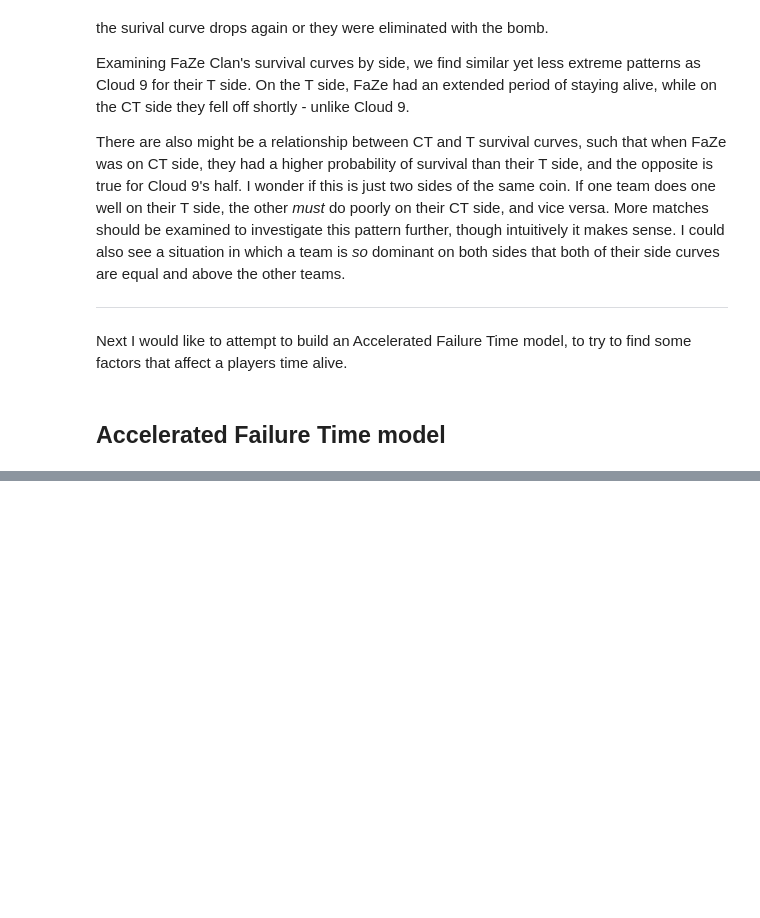
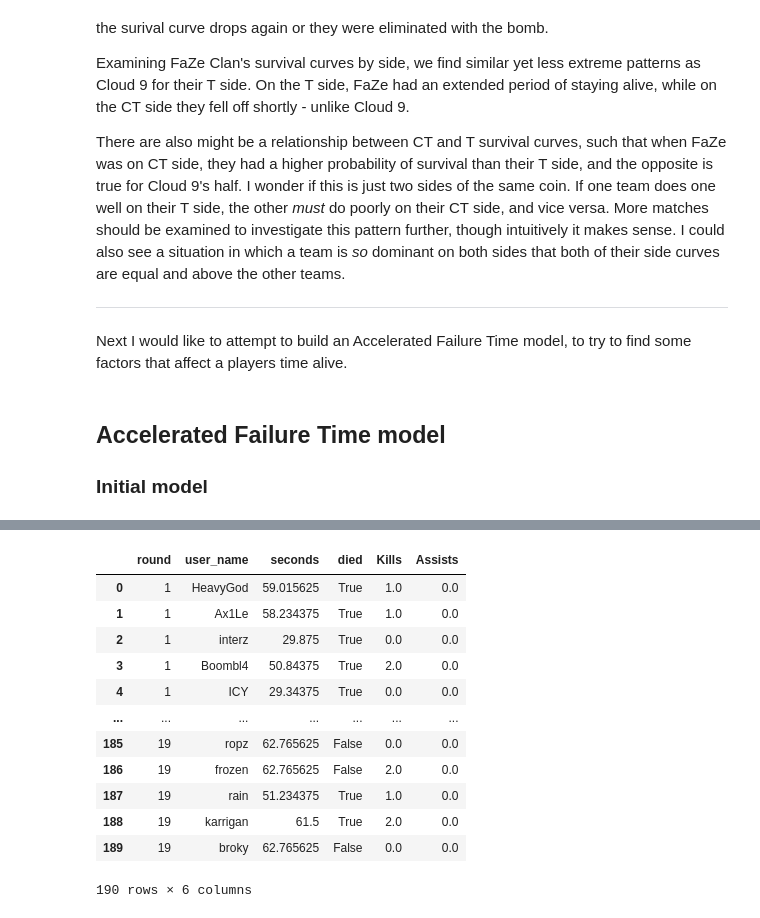
Before and after one commit to dickinsonmatt/counter-strike, a Jupyter notebook: survival_analysis.ipynb, the cells around one changed output, grey strips where cells are left out. Drawn from its saved outputs; the diff is of its cells as text; code cells hidden in the pictures; blank space fills up the shorter version.

Commit message:
Final AFT model

```diff
--- a/survival_analysis.ipynb
+++ b/survival_analysis.ipynb
@@ -373,6 +373,8 @@ There are also might be a relationship between CT and T survival curves, such th
 Next I would like to attempt to build an Accelerated Failure Time model, to try to find some factors that affect a players time alive.
 # %% [markdown]
 ## Accelerated Failure Time model
+
+### Initial model
 # %%
 from lifelines import WeibullAFTFitter
 
@@ -386,3 +388,28 @@ aft.summary
 | param | covariate |  |  |  |  |  |  | ... |
 | lambda_ | Intercept | 4.540227 | 93.712114 | 0.044612 | 4.452790 | 4.627665 | 85.866176 | ... |
 | rho_ | Intercept | 0.653865 | 1.922959 | 0.071433 | 0.513858 | 0.793872 | 1.671729 | ... |
+# %%
+explaining_survival_data = survival_data[['round', 'user_name', 'seconds', 'died']].set_index(['round', 'user_name'])
+round_kills = kills.groupby(['round', 'attacker_name']).size().rename("Kills")
+round_assists = kills.groupby(['round', 'assister_name']).size().rename("Assists")
+
+
+explaining_survival_data = explaining_survival_data.join(round_kills, on = ['round', 'user_name'])
+explaining_survival_data = explaining_survival_data.join(round_assists, on = ['round', 'user_name'])
+explaining_survival_data = explaining_survival_data.reset_index().fillna(0)
+
+explaining_survival_data
+# %% [output]
+|  | round | user_name | seconds | died | Kills | Assists |
+| 0 | 1 | HeavyGod | 59.015625 | True | 1.0 | 0.0 |
+| 1 | 1 | Ax1Le | 58.234375 | True | 1.0 | 0.0 |
+| 2 | 1 | interz | 29.875 | True | 0.0 | 0.0 |
+| 3 | 1 | Boombl4 | 50.84375 | True | 2.0 | 0.0 |
+| 4 | 1 | ICY | 29.34375 | True | 0.0 | 0.0 |
+| ... | ... | ... | ... | ... | ... | ... |
+| 185 | 19 | ropz | 62.765625 | False | 0.0 | 0.0 |
+| 186 | 19 | frozen | 62.765625 | False | 2.0 | 0.0 |
+| 187 | 19 | rain | 51.234375 | True | 1.0 | 0.0 |
+| 188 | 19 | karrigan | 61.5 | True | 2.0 | 0.0 |
+| 189 | 19 | broky | 62.765625 | False | 0.0 | 0.0 |
+190 rows × 6 columns
```
Also changed, not shown: parts of 9 cells of this notebook, 2 other files.
